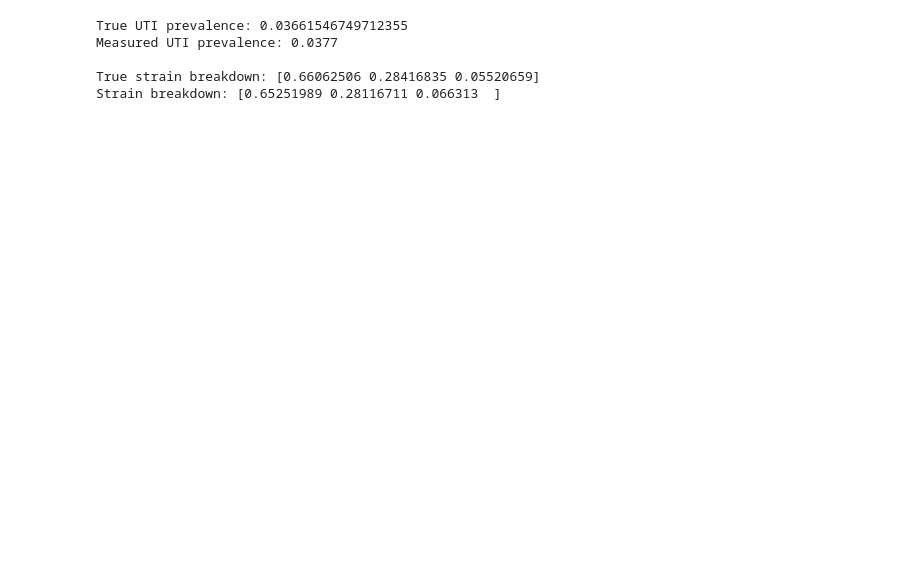
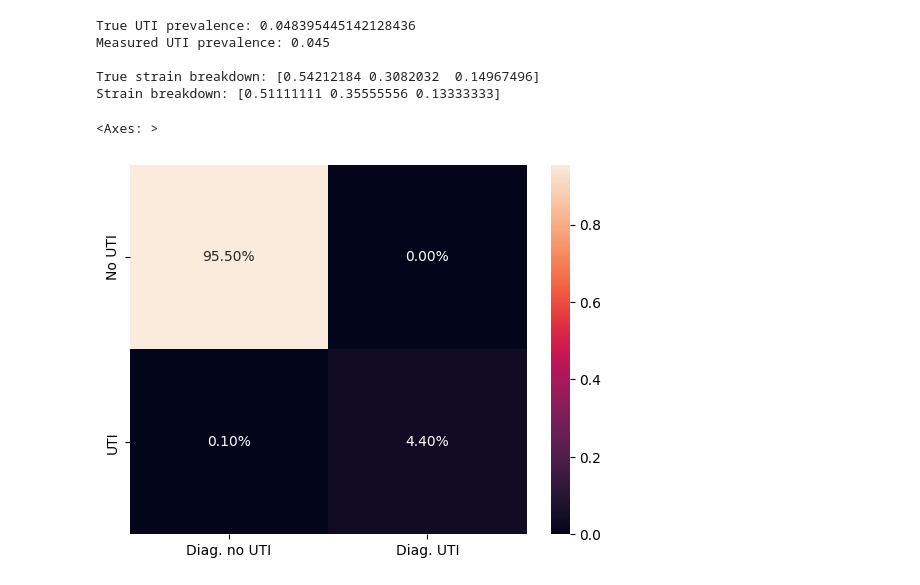
Before and after one commit to bergie75/gapi_uti, a Jupyter notebook: python/patient_generation.ipynb, the cells around one changed output. Cells and saved outputs as stored; diff of their text form; code cells hidden in the pictures; blank space fills up the shorter version.

Commit message:
Modeling diagnostic decisions

```diff
--- a/python/patient_generation.ipynb
+++ b/python/patient_generation.ipynb
@@ -9,7 +11,7 @@ true_strain_probs = rng.dirichlet([60,30,10])  # first line susceptible, second
 uti_prev = rng.beta(1,9)  # total uti prevalence
 
 # generate patients
-num_patients = 10000
+num_patients = 1000
 patients = []
 uti_count = 0
 strain_counts = np.array([0,0,0])
@@ -32,16 +34,16 @@ print(f"Measured UTI prevalence: {uti_count/num_patients}\n")
 print(f"True strain breakdown: {true_strain_probs}")
 print(f"Strain breakdown: {strain_counts/uti_count}")
 # %% [output]
-True UTI prevalence: 0.03661546749712355
-Measured UTI prevalence: 0.0377
+True UTI prevalence: 0.048395445142128436
+Measured UTI prevalence: 0.045
 
-True strain breakdown: [0.66062506 0.28416835 0.05520659]
-Strain breakdown: [0.65251989 0.28116711 0.066313  ]
+True strain breakdown: [0.54212184 0.3082032  0.14967496]
+Strain breakdown: [0.51111111 0.35555556 0.13333333]
 # %%
 # define the capabilities of the diagnostics
 phys_uti_prev = 0.15
-phys_strain_probs = [0.5,0.35,0.05]
-diag_sens_spec = {"dipstick": [0.7,0.05], "urine_culture": [0.9,0.03], "rapid_test": [0.95,0.01], "rapid_plus_ast": [0.95,0.01]}
+phys_strain_probs = [0.5,0.35,0.15]
+diag_sens_spec = {"dipstick": [0.7,0.05], "urine_culture": [0.9,0.03], "rapid_test": [0.95,0.01], "rapid_plus_ast": [0.95,0.0]}
 
 # valid choices are clinical, dipstick, urine_culture, rapid_test, rapid_plus_ast
 def diagnostic_output(patient_status, strategy="clinical"):
@@ -59,8 +61,8 @@ def diagnostic_output(patient_status, strategy="clinical"):
             true_pos_prob = diag_sens_spec[strategy][0]
             uti_diagnosis = (1==rng.binomial(1, true_pos_prob))
         else:
-            true_neg_prob = diag_sens_spec[strategy][1]
-            uti_diagnosis = (1==rng.binomial(1, true_neg_prob))
+            false_pos_prob = diag_sens_spec[strategy][1]
+            uti_diagnosis = (1==rng.binomial(1, false_pos_prob))
 
         if uti_diagnosis:
             strain_diagnosis = rng.choice(3, p=phys_strain_probs)
@@ -70,19 +72,49 @@ def diagnostic_output(patient_status, strategy="clinical"):
             true_pos_prob = diag_sens_spec["rapid_plus_ast"][0]
             uti_diagnosis = (1==rng.binomial(1, true_pos_prob))
         else:
-            true_neg_prob = diag_sens_spec["rapid_plus_ast"][1]
-            uti_diagnosis = (1==rng.binomial(1, true_neg_prob))
+            false_pos_prob = diag_sens_spec["rapid_plus_ast"][1]
+            uti_diagnosis = (1==rng.binomial(1, false_pos_prob))
 
         if uti_diagnosis:
-            strain_diagnosis = patient_status["uti_strain"]
+            strain_diagnosis = patient_status["uti_strain"]  # what happens if this is a false positive??
 
     else:
         raise ValueError(f"Invalid diagnostic strategy: {strategy}")
 
     return uti_diagnosis, strain_diagnosis
 # %%
-chosen_strategy = "clinical"
+chosen_strategy = "rapid_plus_ast"
 # to analyze the success rates of the strategies, we compute confusion matrices for both strain diagnosis
 # and whether the uti was detected in the first place
 strain_confusion_matrix = np.zeros((len(true_strain_probs),len(true_strain_probs)))
 uti_confusion_matrix = np.zeros((2,2))
+overall_confusion_matrix = np.zeros((1+len(true_strain_probs),1+len(true_strain_probs)))
+
+for patient_status in patients:
+    true_uti_status, true_strain = patient_status["uti_status"], patient_status["uti_strain"]
+    phys_uti_diag, phys_uti_strain = diagnostic_output(patient_status, strategy=chosen_strategy)
+
+    if phys_uti_diag:
+        total_phys_index = phys_uti_strain + 1
+    else:
+        total_phys_index = 0
+
+    if true_uti_status:
+        total_true_index = true_strain + 1
+    else:
+        total_true_index = 0
+    overall_confusion_matrix[total_true_index, total_phys_index] += 1
+
+    # if physician has correctly determined there is a uti, check if they get the strain right
+    if true_uti_status and phys_uti_diag:
+        strain_confusion_matrix[true_strain, phys_uti_strain] += 1
+
+    true_uti_status = int(true_uti_status)
+    phys_uti_status = int(phys_uti_diag)
+    uti_confusion_matrix[true_uti_status, phys_uti_status] +=1
+# %%
+uti_confusion_matrix /= np.sum(uti_confusion_matrix)
+sns.heatmap(uti_confusion_matrix, yticklabels=["No UTI", "UTI"], xticklabels=["Diag. no UTI", "Diag. UTI"], annot=True, fmt=".2%")
+# %% [output]
+<Axes: >
+[figure, added]
```
Also changed, not shown: parts of 3 cells of this notebook, 1 other file.
